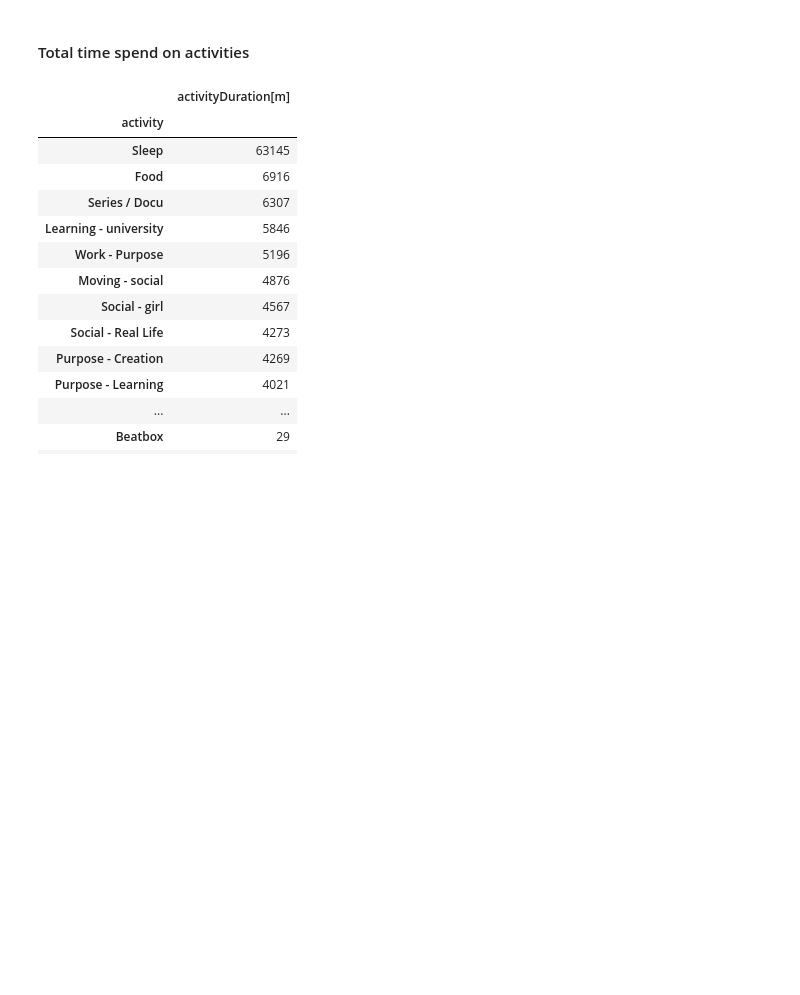
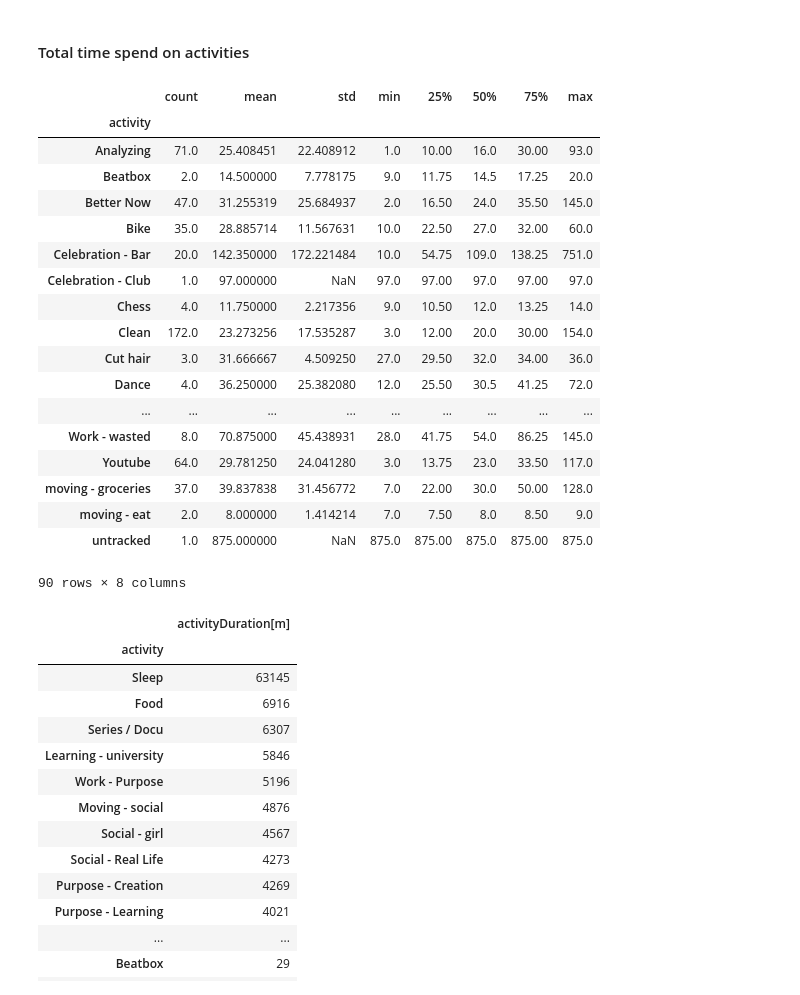
Before and after one commit to FollowJack/machine-learning-masterclass, a Jupyter notebook: project_10_activity_analysis/01_data_exploratory_analysis.ipynb, the cells around one changed output. Cells and saved outputs as stored; diff of their text form; code cells hidden in the pictures; blank space fills up the shorter version.

```diff
--- a/project_10_activity_analysis/01_data_exploratory_analysis.ipynb
+++ b/project_10_activity_analysis/01_data_exploratory_analysis.ipynb
@@ -365,6 +386,28 @@ Conclusion: Interesting to see the differences in avg activity duration. Good fo
 Feeling that some of them are not accurate meaned (Refresh = sleep --> avg. 6h? ). Further investigation needed.
 # %% [markdown]
 #### Total time spend on activities
+# %%
+clean_table.groupby('activity')['activityDuration[m]'].describe()
+# %% [output]
+|  | count | mean | std | min | 25% | 50% | 75% | max |
+| activity |  |  |  |  |  |  |  |  |
+| Analyzing | 71.0 | 25.408451 | 22.408912 | 1.0 | 10.00 | 16.0 | 30.00 | 93.0 |
+| Beatbox | 2.0 | 14.500000 | 7.778175 | 9.0 | 11.75 | 14.5 | 17.25 | 20.0 |
+| Better Now | 47.0 | 31.255319 | 25.684937 | 2.0 | 16.50 | 24.0 | 35.50 | 145.0 |
+| Bike | 35.0 | 28.885714 | 11.567631 | 10.0 | 22.50 | 27.0 | 32.00 | 60.0 |
+| Celebration - Bar | 20.0 | 142.350000 | 172.221484 | 10.0 | 54.75 | 109.0 | 138.25 | 751.0 |
+| Celebration - Club | 1.0 | 97.000000 | NaN | 97.0 | 97.00 | 97.0 | 97.00 | 97.0 |
+| Chess | 4.0 | 11.750000 | 2.217356 | 9.0 | 10.50 | 12.0 | 13.25 | 14.0 |
+| Clean | 172.0 | 23.273256 | 17.535287 | 3.0 | 12.00 | 20.0 | 30.00 | 154.0 |
+| Cut hair | 3.0 | 31.666667 | 4.509250 | 27.0 | 29.50 | 32.0 | 34.00 | 36.0 |
+| Dance | 4.0 | 36.250000 | 25.382080 | 12.0 | 25.50 | 30.5 | 41.25 | 72.0 |
+| ... | ... | ... | ... | ... | ... | ... | ... | ... |
+| Work - wasted | 8.0 | 70.875000 | 45.438931 | 28.0 | 41.75 | 54.0 | 86.25 | 145.0 |
+| Youtube | 64.0 | 29.781250 | 24.041280 | 3.0 | 13.75 | 23.0 | 33.50 | 117.0 |
+| moving - groceries | 37.0 | 39.837838 | 31.456772 | 7.0 | 22.00 | 30.0 | 50.00 | 128.0 |
+| moving - eat | 2.0 | 8.000000 | 1.414214 | 7.0 | 7.50 | 8.0 | 8.50 | 9.0 |
+| untracked | 1.0 | 875.000000 | NaN | 875.0 | 875.00 | 875.0 | 875.00 | 875.0 |
+90 rows × 8 columns
 # %%
 activity_sum = clean_table.groupby('activity').sum().sort_values(
     'activityDuration[m]', ascending=False)
```
Also changed, not shown: parts of 2 cells of this notebook, 7 other files.
